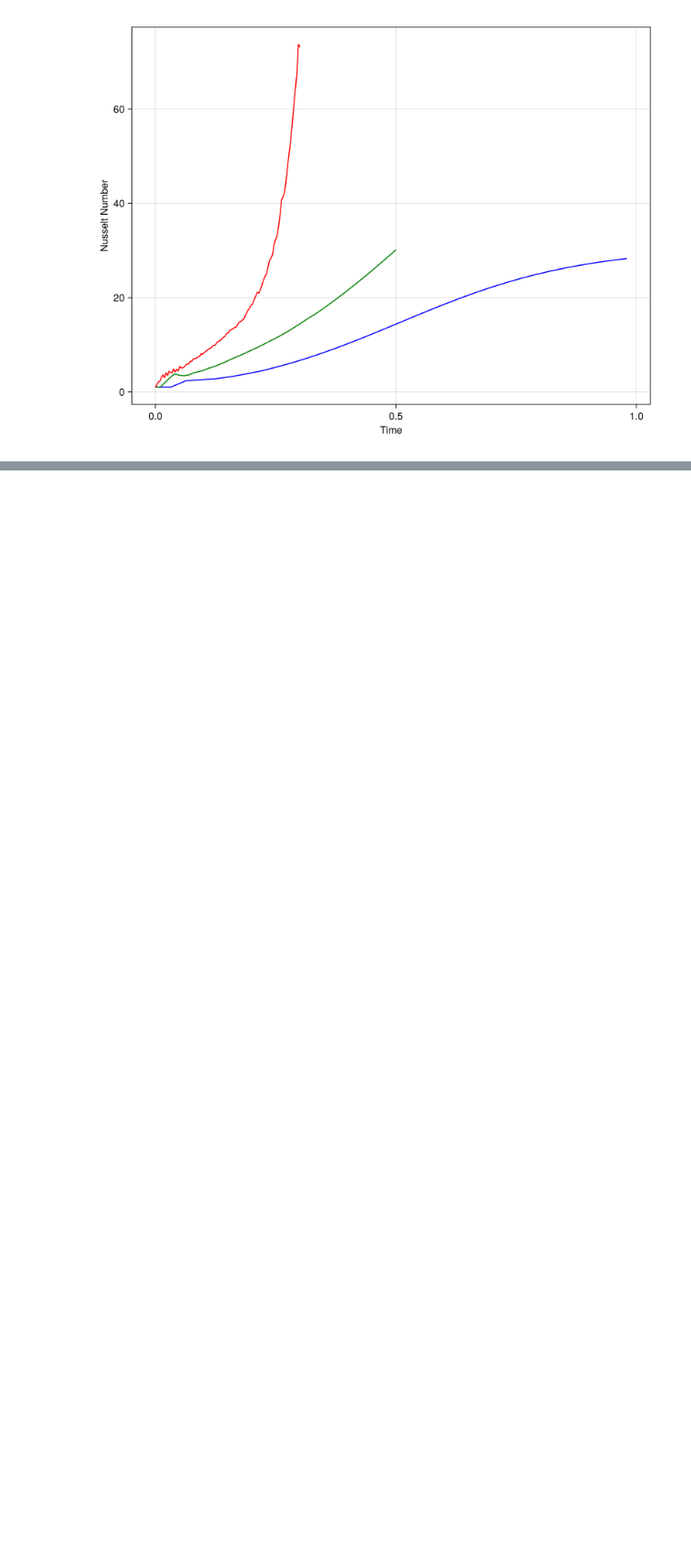
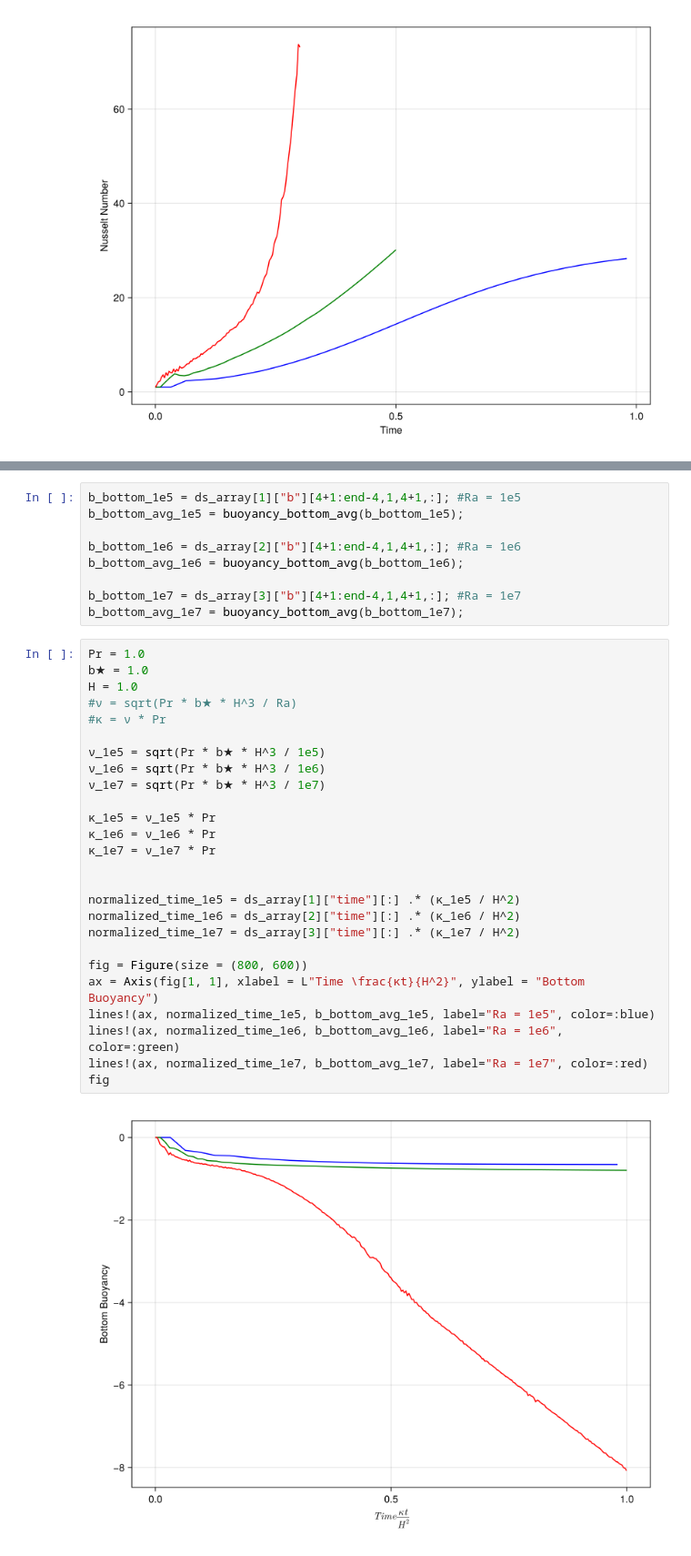
Before and after one commit to ikeshwani/HorizontalConvection, a Jupyter notebook: notebooks/VariableRayleighAnalysis.ipynb, the cells around one changed output, grey strips where cells are left out. Shown at 91% size. Drawn from its saved outputs; the diff is of its cells as text; blank space fills up the shorter version.

```diff
--- a/notebooks/VariableRayleighAnalysis.ipynb
+++ b/notebooks/VariableRayleighAnalysis.ipynb
@@ -146,0 +195,37 @@ ds_array[2]["time"][:]
+# %%
+b_bottom_1e5 = ds_array[1]["b"][4+1:end-4,1,4+1,:]; #Ra = 1e5
+b_bottom_avg_1e5 = buoyancy_bottom_avg(b_bottom_1e5);
+
+b_bottom_1e6 = ds_array[2]["b"][4+1:end-4,1,4+1,:]; #Ra = 1e6
+b_bottom_avg_1e6 = buoyancy_bottom_avg(b_bottom_1e6);
+
+b_bottom_1e7 = ds_array[3]["b"][4+1:end-4,1,4+1,:]; #Ra = 1e7
+b_bottom_avg_1e7 = buoyancy_bottom_avg(b_bottom_1e7);
+# %%
+Pr = 1.0
+b★ = 1.0
+H = 1.0
+#ν = sqrt(Pr * b★ * H^3 / Ra)
+#κ = ν * Pr
+
+ν_1e5 = sqrt(Pr * b★ * H^3 / 1e5)
+ν_1e6 = sqrt(Pr * b★ * H^3 / 1e6)
+ν_1e7 = sqrt(Pr * b★ * H^3 / 1e7)
+
+κ_1e5 = ν_1e5 * Pr
+κ_1e6 = ν_1e6 * Pr
+κ_1e7 = ν_1e7 * Pr
+
+
+normalized_time_1e5 = ds_array[1]["time"][:] .* (κ_1e5 / H^2)
+normalized_time_1e6 = ds_array[2]["time"][:] .* (κ_1e6 / H^2)
+normalized_time_1e7 = ds_array[3]["time"][:] .* (κ_1e7 / H^2)
+
+fig = Figure(size = (800, 600))
+ax = Axis(fig[1, 1], xlabel = L"Time \frac{κt}{H^2}", ylabel = "Bottom Buoyancy")
+lines!(ax, normalized_time_1e5, b_bottom_avg_1e5, label="Ra = 1e5", color=:blue)
+lines!(ax, normalized_time_1e6, b_bottom_avg_1e6, label="Ra = 1e6", color=:green)
+lines!(ax, normalized_time_1e7, b_bottom_avg_1e7, label="Ra = 1e7", color=:red)
+fig
+# %% [output]
+[figure, added]
```
Also changed, not shown: parts of 10 cells of this notebook.
